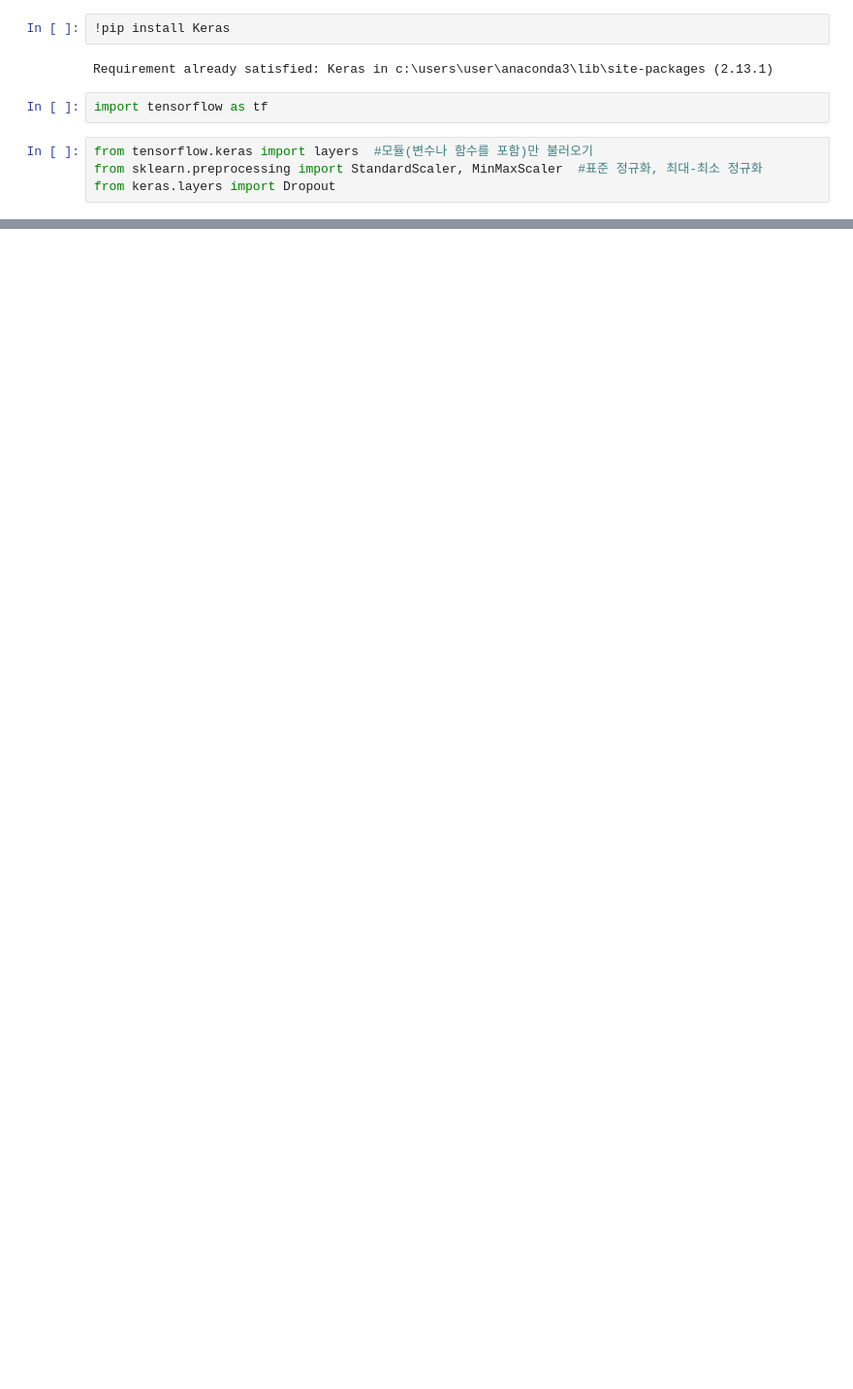
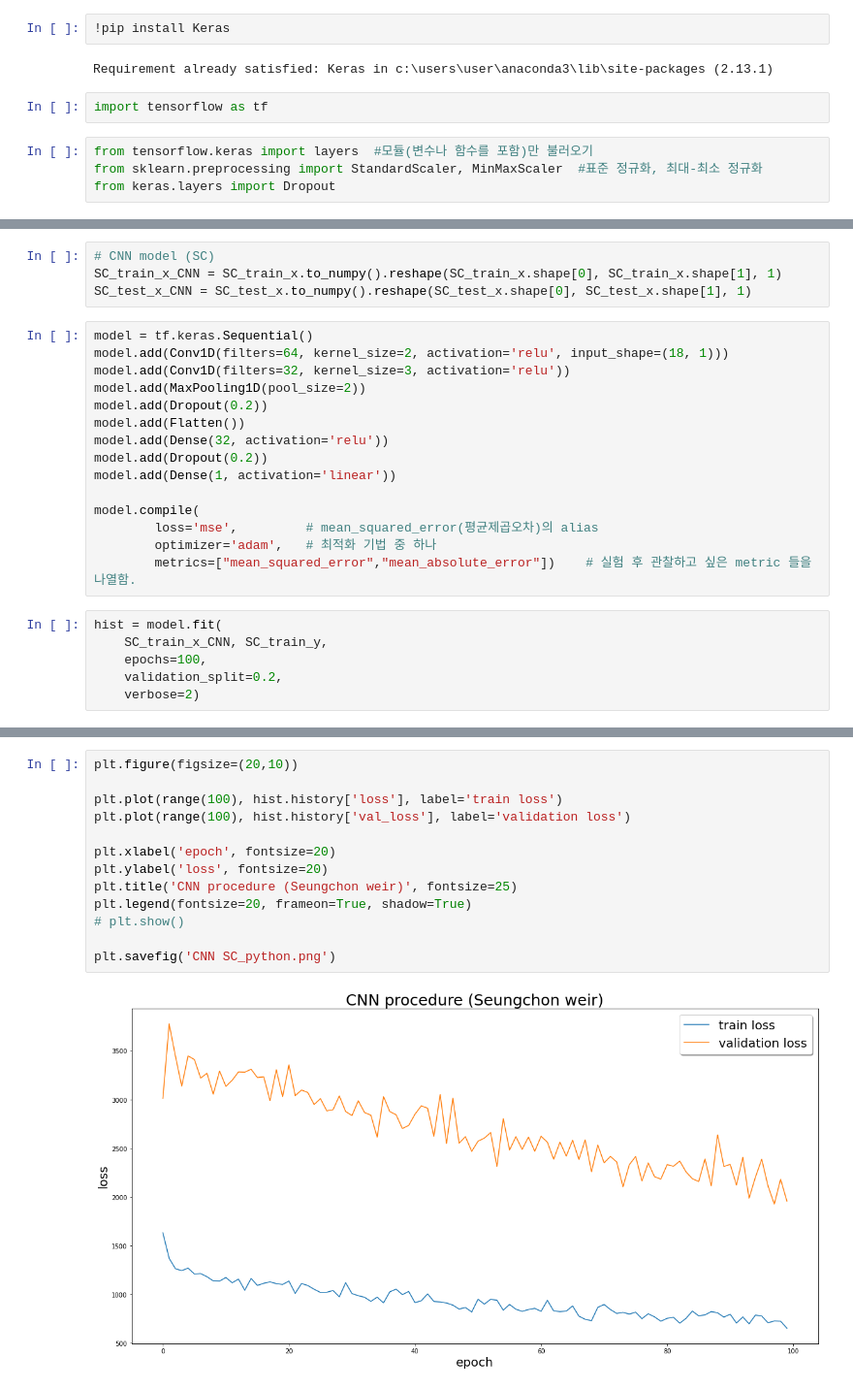
Before and after one commit to hsyliark/Envieonmental_Statistics_with_R, a Jupyter notebook: 논문데이터분석(predict Chl-a)/python code/분석 python code_Chla 예측.ipynb, the cells around one changed output, grey strips where cells are left out. Shown: that part at 97% size. Saved outputs shown, nothing was run; the diff lists cells and outputs as text; blank space fills up the shorter version.

```diff
--- a/논문데이터분석(predict Chl-a)/python code/분석 python code_Chla 예측.ipynb
+++ b/논문데이터분석(predict Chl-a)/python code/분석 python code_Chla 예측.ipynb
@@ -122,0 +285,25 @@ _________________________________________________________________
+# %%
+# CNN model (SC)
+SC_train_x_CNN = SC_train_x.to_numpy().reshape(SC_train_x.shape[0], SC_train_x.shape[1], 1)
+SC_test_x_CNN = SC_test_x.to_numpy().reshape(SC_test_x.shape[0], SC_test_x.shape[1], 1)
+# %%
+model = tf.keras.Sequential()
+model.add(Conv1D(filters=64, kernel_size=2, activation='relu', input_shape=(18, 1)))
+model.add(Conv1D(filters=32, kernel_size=3, activation='relu'))
+model.add(MaxPooling1D(pool_size=2))
+model.add(Dropout(0.2))
+model.add(Flatten())
+model.add(Dense(32, activation='relu'))
+model.add(Dropout(0.2))
+model.add(Dense(1, activation='linear'))
+
+model.compile(
+        loss='mse',         # mean_squared_error(평균제곱오차)의 alias
+        optimizer='adam',   # 최적화 기법 중 하나
+        metrics=["mean_squared_error","mean_absolute_error"])    # 실험 후 관찰하고 싶은 metric 들을 나열함.
+# %%
+hist = model.fit(
+    SC_train_x_CNN, SC_train_y,
+    epochs=100,
+    validation_split=0.2,
+    verbose=2)
@@ -122,0 +382,15 @@ _________________________________________________________________
+# %%
+plt.figure(figsize=(20,10))
+
+plt.plot(range(100), hist.history['loss'], label='train loss')
+plt.plot(range(100), hist.history['val_loss'], label='validation loss')
+
+plt.xlabel('epoch', fontsize=20)
+plt.ylabel('loss', fontsize=20)
+plt.title('CNN procedure (Seungchon weir)', fontsize=25)
+plt.legend(fontsize=20, frameon=True, shadow=True)
+# plt.show()
+
+plt.savefig('CNN SC_python.png')
+# %% [output]
+[figure, added]
```
Also changed, not shown: parts of 39 cells of this notebook, 16 other files.
